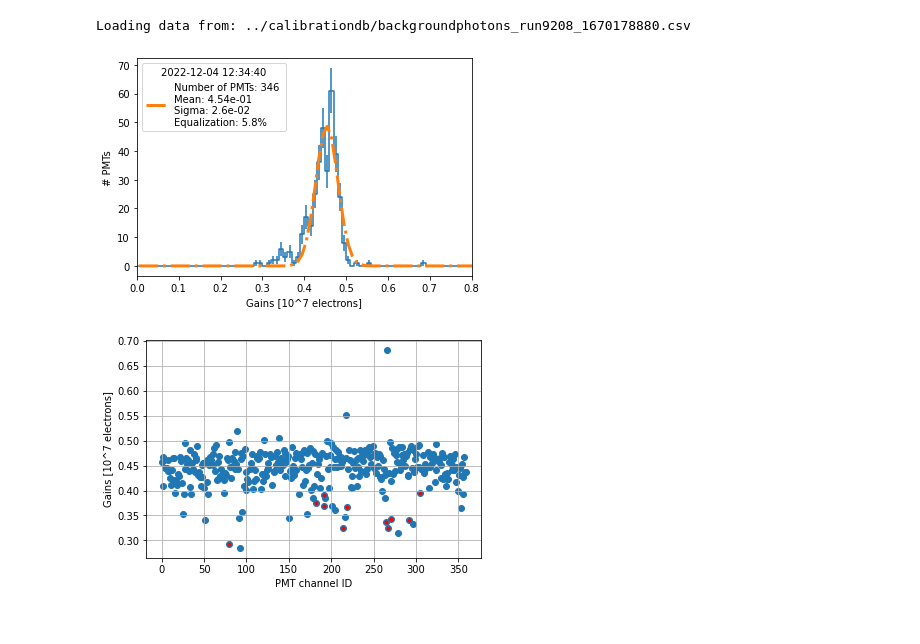
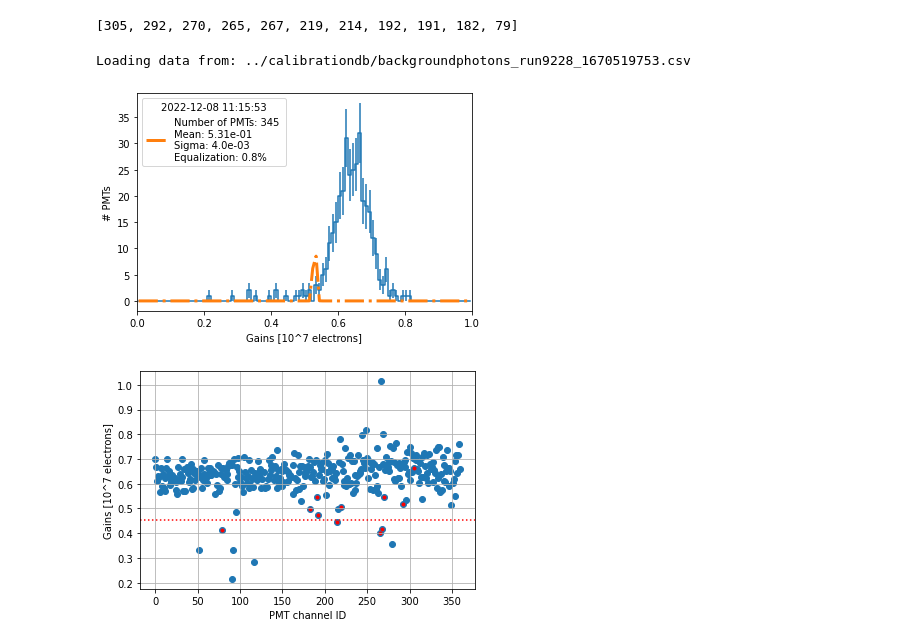
Before and after one commit to mvicenzi/pmt-calibration, a Jupyter notebook: analyze_runs/python/Test_fit.ipynb, the cells around one changed output. Saved outputs shown, nothing was run; the diff lists cells and outputs as text; code cells hidden in the pictures.

```diff
--- a/analyze_runs/python/Test_fit.ipynb
+++ b/analyze_runs/python/Test_fit.ipynb
@@ -8,8 +8,17 @@ offPMTs = [1, 111, 143, 166, 192, 230, 238, 254, 222, 302, 309, 340, 353, 290 ]
 
 # drifting PMTs --> wait for full list
 driftPMTs = [ 59, 63, 81, 93, 95, 142, 148, 169, 170, 179, 282]
+drift_channels = PMTid_to_channel(driftPMTs)
+print(drift_channels)
+# %% [output]
+[305, 292, 270, 265, 267, 219, 214, 192, 191, 182, 79]
 # %%
-file  = "../calibrationdb/backgroundphotons_run9208_1670178880.csv"#getMostRecentCalibration()
+#file = "../calibrationdb/backgroundphotons_run9226_1670516550.csv" #nominal #getMostRecentCalibration()
+#file = "../calibrationdb/backgroundphotons_run9227_1670518289.csv" #+50V
+#file = "../calibrationdb/backgroundphotons_run9228_1670519753.csv" #+100V
+#file = "../calibrationdb/backgroundphotons_run9229_1670521305.csv" #-30V
+#file = "../calibrationdb/backgroundphotons_run9230_1670522684.csv" #-50V
+
 timestamp=getTimestamp(file)
 
 print( "Loading data from: "+ file )
@@ -20,22 +29,23 @@ data[["pmt", "q", "eq"]].to_csv("histogram_run9208_1670178880.csv")
 
 fitOutput  = fitGainsDistribution( data, BINSIZE=0.01,RMIN=0.0,RMAX=1.0, p0=(0.5, 0.04) )
 
-plt.xlim((0.0, 0.8))
+plt.xlim((0.0, 1.0))
 plt = makeplot(timestamp, "fit_test.pdf", *fitOutput )
 # %% [output]
-Loading data from: ../calibrationdb/backgroundphotons_run9208_1670178880.csv
+Loading data from: ../calibrationdb/backgroundphotons_run9228_1670519753.csv
-[figure, old version]
+[figure, new version]
 # %%
 plt.scatter(data["pmt"],data["q"],marker="o")
 
 drift_channels = PMTid_to_channel(driftPMTs)
 drift_data = data[data['pmt'].isin(drift_channels)]
 plt.scatter(drift_data["pmt"],drift_data["q"],marker=".",color="red")
+plt.axhline(y=0.452, color="red", linestyle='dotted')
 
 plt.xlabel("PMT channel ID")
 plt.ylabel("Gains [10^7 electrons]")
 plt.grid()
 # %% [output]
-[figure, old version]
+[figure, new version]
 # %%
 ch_high = data.loc[ data["q"] > 0.54, "pmt"]
```
Also changed, not shown: parts of 2 cells of this notebook, 2 other files.
